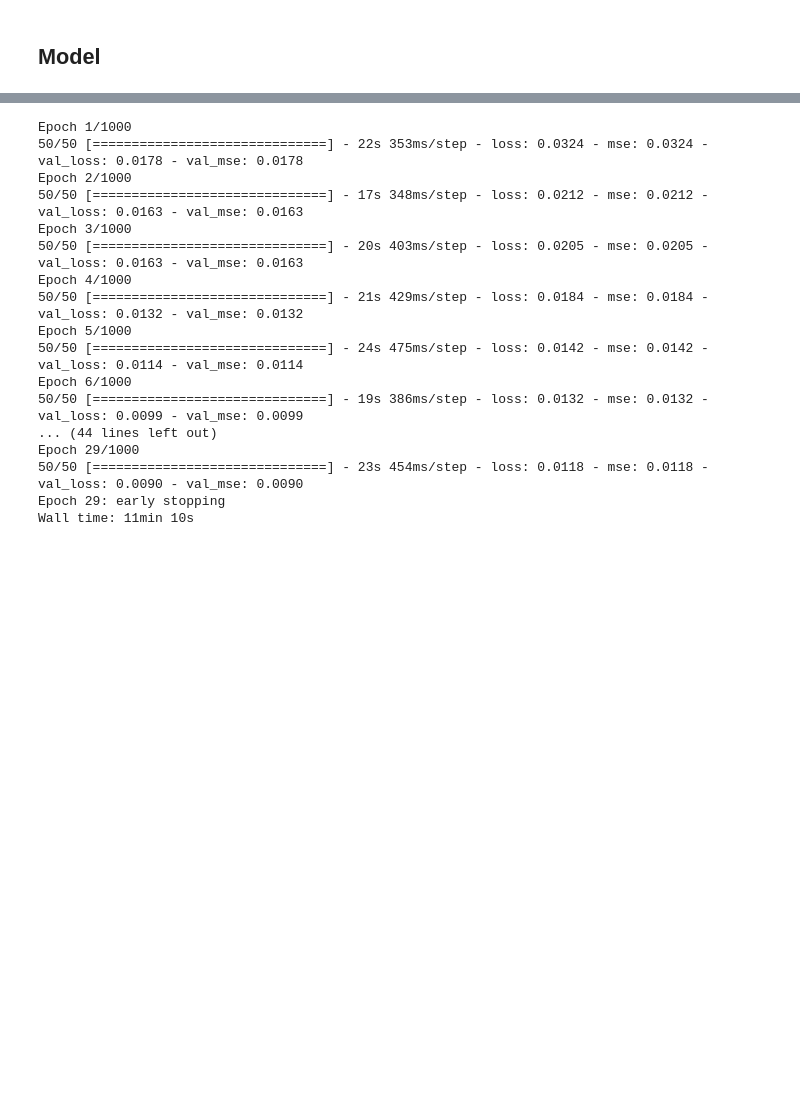
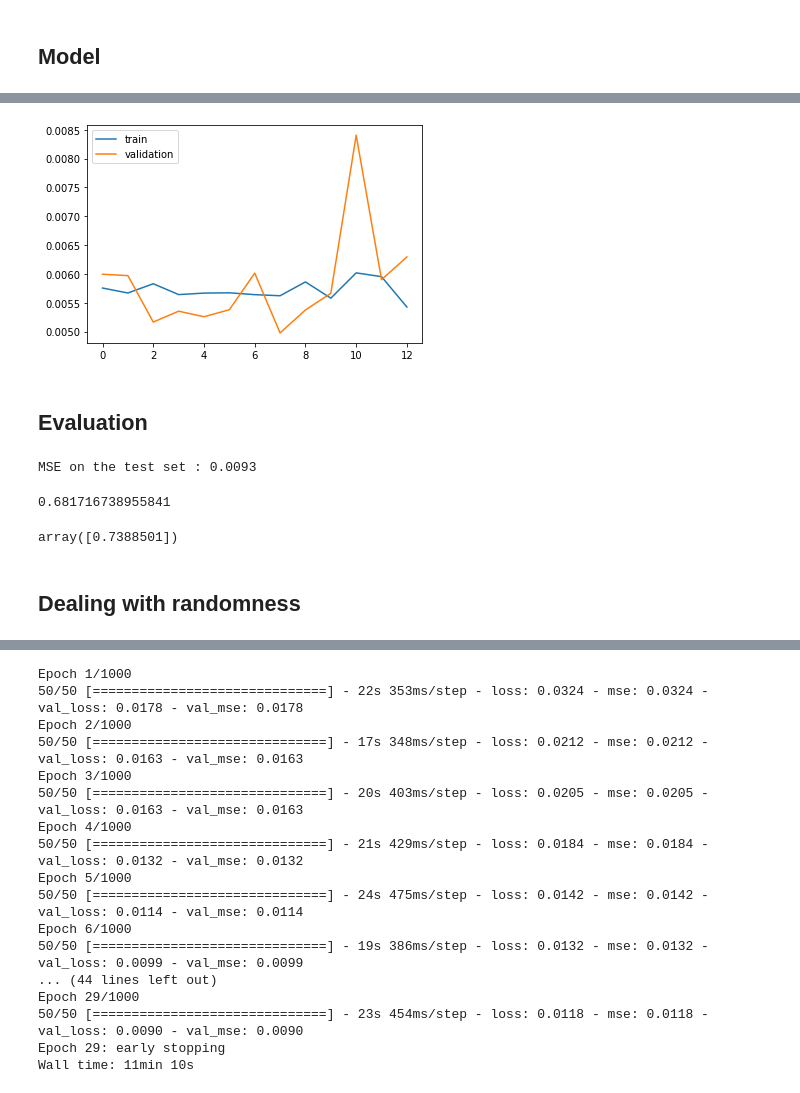
Before and after one commit to Maryam-Afshari/thesis, a Jupyter notebook: LSTM_Basel.ipynb, the cells around one changed output, grey strips where cells are left out. Cells and saved outputs as stored; diff of their text form; code cells hidden in the pictures; blank space fills up the shorter version.

```diff
--- a/LSTM_Basel.ipynb
+++ b/LSTM_Basel.ipynb
@@ -296,0 +316,8 @@ history
+# %%
+%%time
+es = EarlyStopping(monitor='val_loss', mode='min', verbose=1, patience=5, restore_best_weights=True)
+history = model.fit(X_train_scaled, y_train_scaled,
+            validation_split=0.2,
+            epochs=1000,
+            batch_size= 32, # try it with 16| 128 = 0.0687 | 512 = 0.705
+            callbacks=[es])
@@ -296,0 +342,33 @@ history
+# %%
+# plot history
+pyplot.plot(history.history['loss'], label='train')
+pyplot.plot(history.history['val_loss'], label='validation')
+pyplot.legend()
+pyplot.show()
+
+# why test loss is les sthan train loss: https://www.researchgate.net/post/Tuning_hyperparameters_for_LSTM_Neural_Network
+# %% [output]
+[figure, added]
+# %% [markdown]
+## Evaluation
+# %%
+res = model.evaluate(X_test_scaled, y_test_scaled, verbose=0)
+
+print(f'MSE on the test set : {res[1]:.4f}')
+# %% [output]
+MSE on the test set : 0.0093
+# %%
+y_pred = model.predict(X_test_scaled)
+
+nse = he.evaluator(he.nse,y_pred,y_test_scaled)
+nse[0]
+# %% [output]
+0.681716738955841
+# %%
+# How to Train a Final Machine Learning Model:  https://machinelearningmastery.com/train-final-machine-learning-model/
+kge = he.evaluator(he.kge, y_pred, y_test_scaled)
+kge[0]
+# %% [output]
+array([0.7388501])
+# %% [markdown]
+## Dealing with randomness
```
Also changed, not shown: parts of 11 cells of this notebook.
